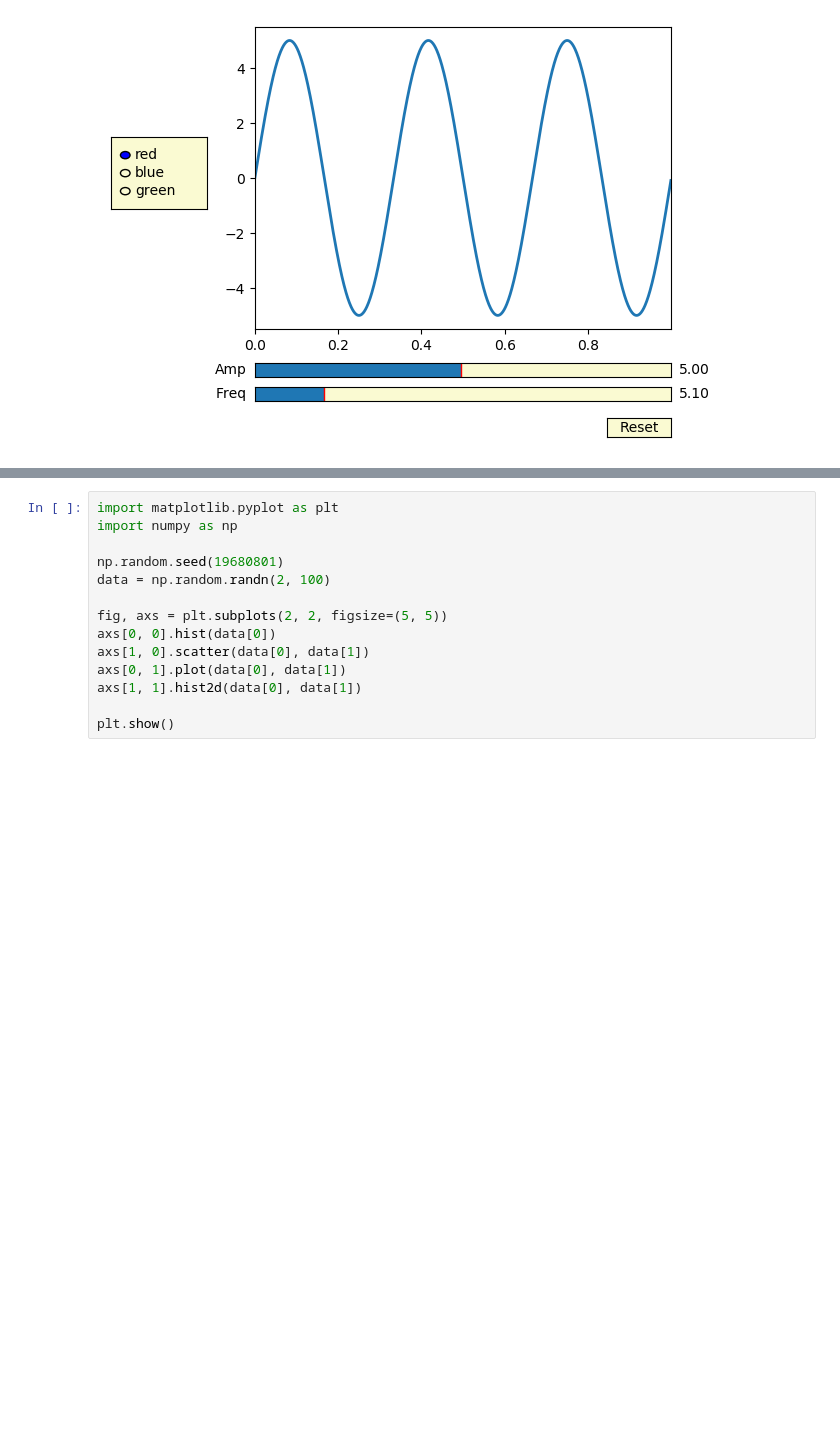
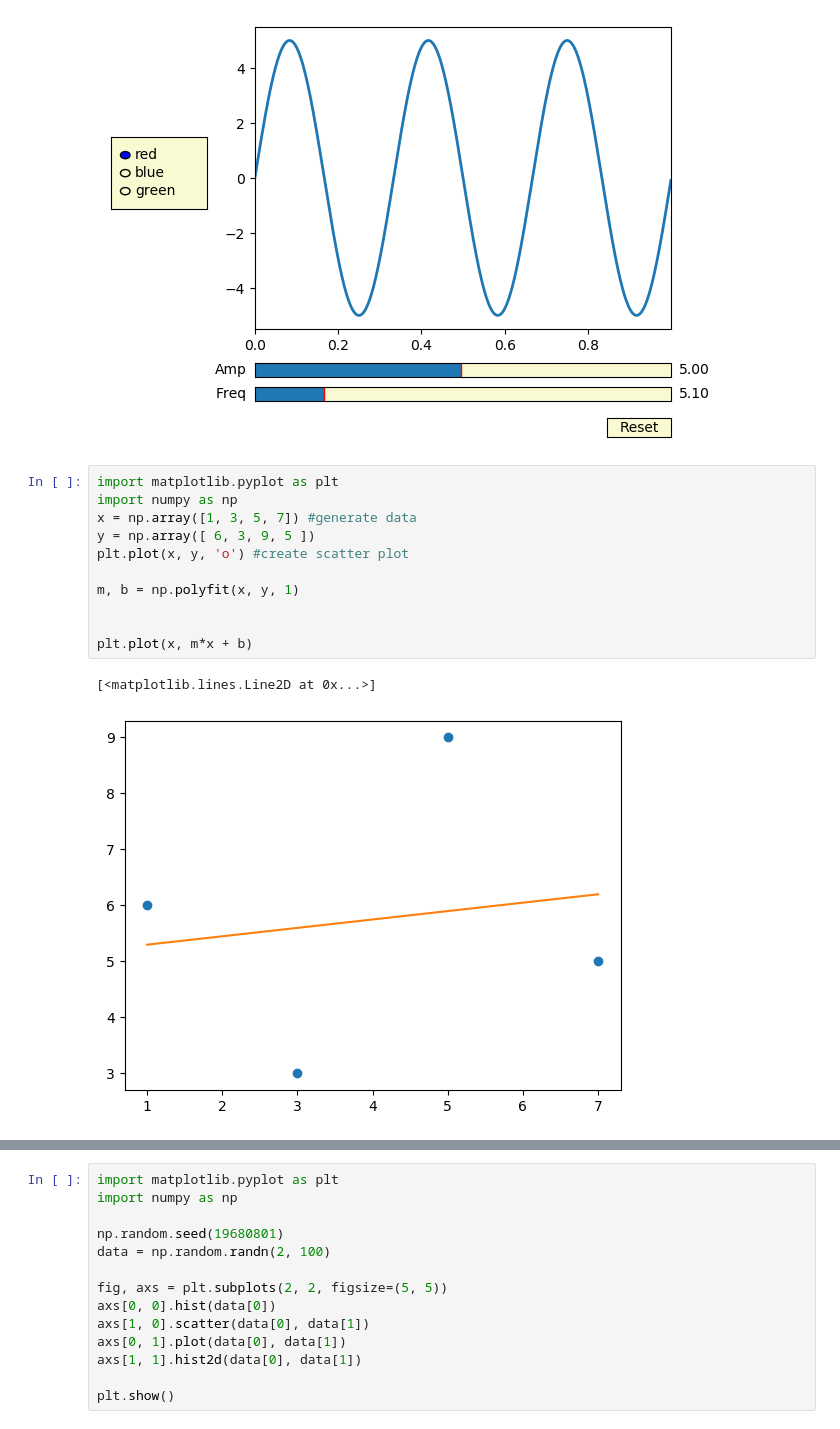
Before and after one commit to dxjester/Py.ml_algorithms, a Jupyter notebook: plot_functions.ipynb, the cells around one changed output, grey strips where cells are left out. Drawn from its saved outputs; the diff is of its cells as text; blank space fills up the shorter version.

Commit message:
added more charts

```diff
--- a/plot_functions.ipynb
+++ b/plot_functions.ipynb
@@ -174,3 +174,17 @@ radio.on_clicked(colorfunc)
 plt.show()
 # %% [output]
 [figure]
+# %%
+import matplotlib.pyplot as plt
+import numpy as np
+x = np.array([1, 3, 5, 7]) #generate data
+y = np.array([ 6, 3, 9, 5 ])
+plt.plot(x, y, 'o') #create scatter plot
+
+m, b = np.polyfit(x, y, 1)
+
+
+plt.plot(x, m*x + b)
+# %% [output]
+[<matplotlib.lines.Line2D at 0x...>]
+[figure, added]
```
Also changed, not shown: parts of 7 cells of this notebook.
